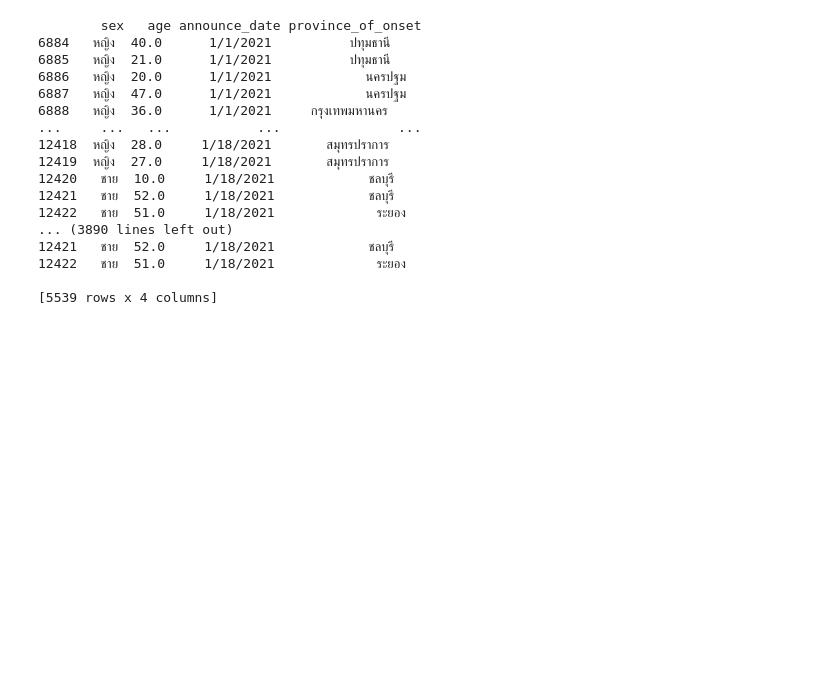
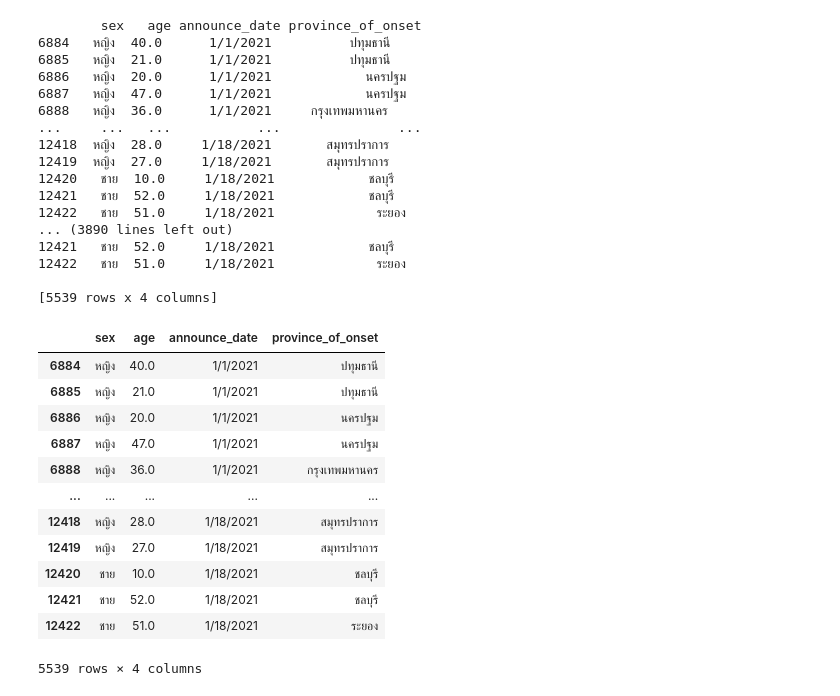
Before and after one commit to MeenTers/data_viz, a Jupyter notebook: pandas101.ipynb, the cells around one changed output. Drawn from its saved outputs; the diff is of its cells as text; code cells hidden in the pictures; blank space fills up the shorter version.

```diff
--- a/pandas101.ipynb
+++ b/pandas101.ipynb
@@ -426,3 +426,20 @@ for each_row in range(this_data1.shape[0]):
 12422   ชาย  51.0     1/18/2021             ระยอง
 
 [5539 rows x 4 columns]
+# %%
+S = this_data1.iloc[6884:,:]
+S
+# %% [output]
+|  | sex | age | announce_date | province_of_onset |
+| 6884 | หญิง | 40.0 | 1/1/2021 | ปทุมธานี |
+| 6885 | หญิง | 21.0 | 1/1/2021 | ปทุมธานี |
+| 6886 | หญิง | 20.0 | 1/1/2021 | นครปฐม |
+| 6887 | หญิง | 47.0 | 1/1/2021 | นครปฐม |
+| 6888 | หญิง | 36.0 | 1/1/2021 | กรุงเทพมหานคร |
+| ... | ... | ... | ... | ... |
+| 12418 | หญิง | 28.0 | 1/18/2021 | สมุทรปราการ |
+| 12419 | หญิง | 27.0 | 1/18/2021 | สมุทรปราการ |
+| 12420 | ชาย | 10.0 | 1/18/2021 | ชลบุรี |
+| 12421 | ชาย | 52.0 | 1/18/2021 | ชลบุรี |
+| 12422 | ชาย | 51.0 | 1/18/2021 | ระยอง |
+5539 rows × 4 columns
```
